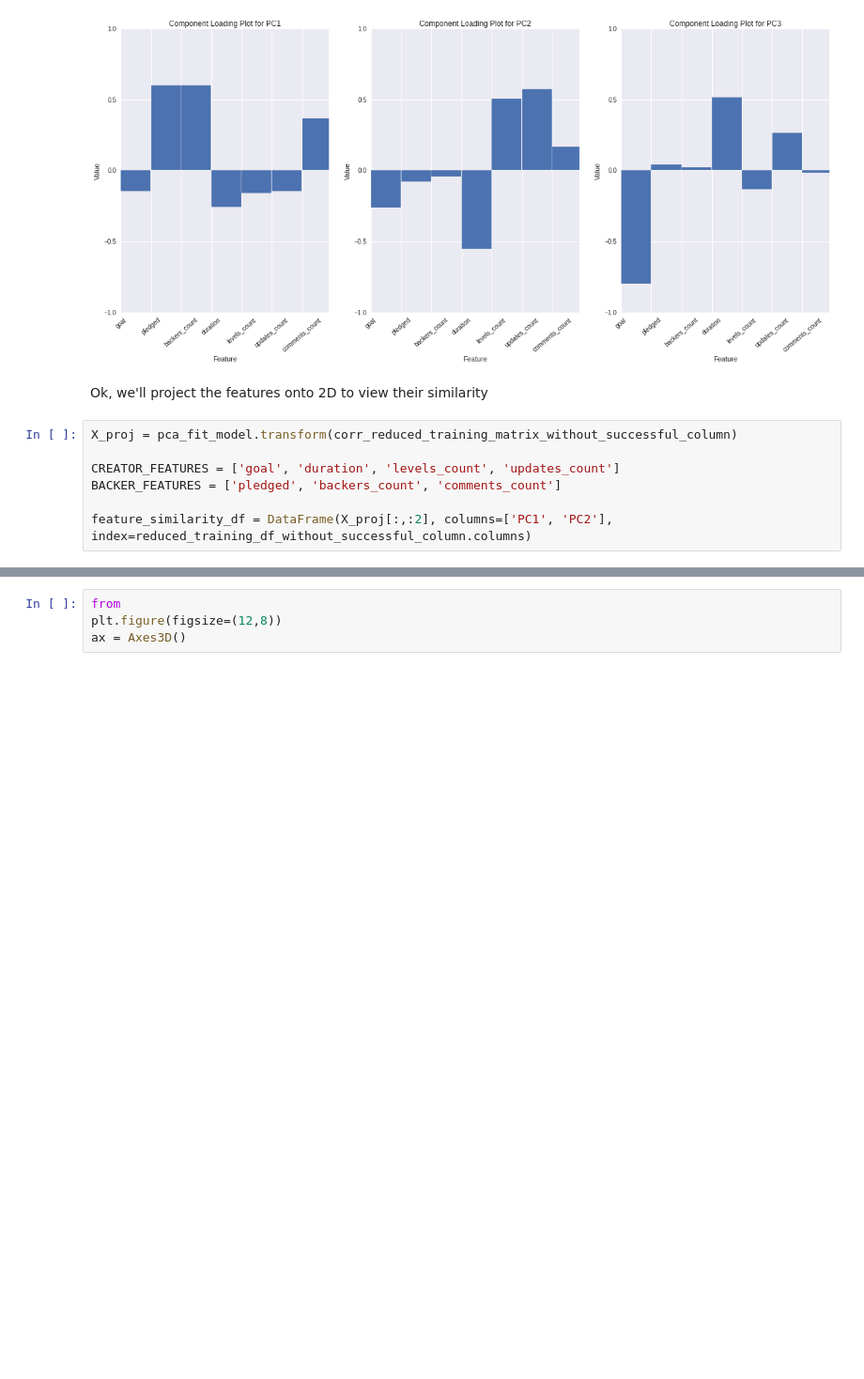
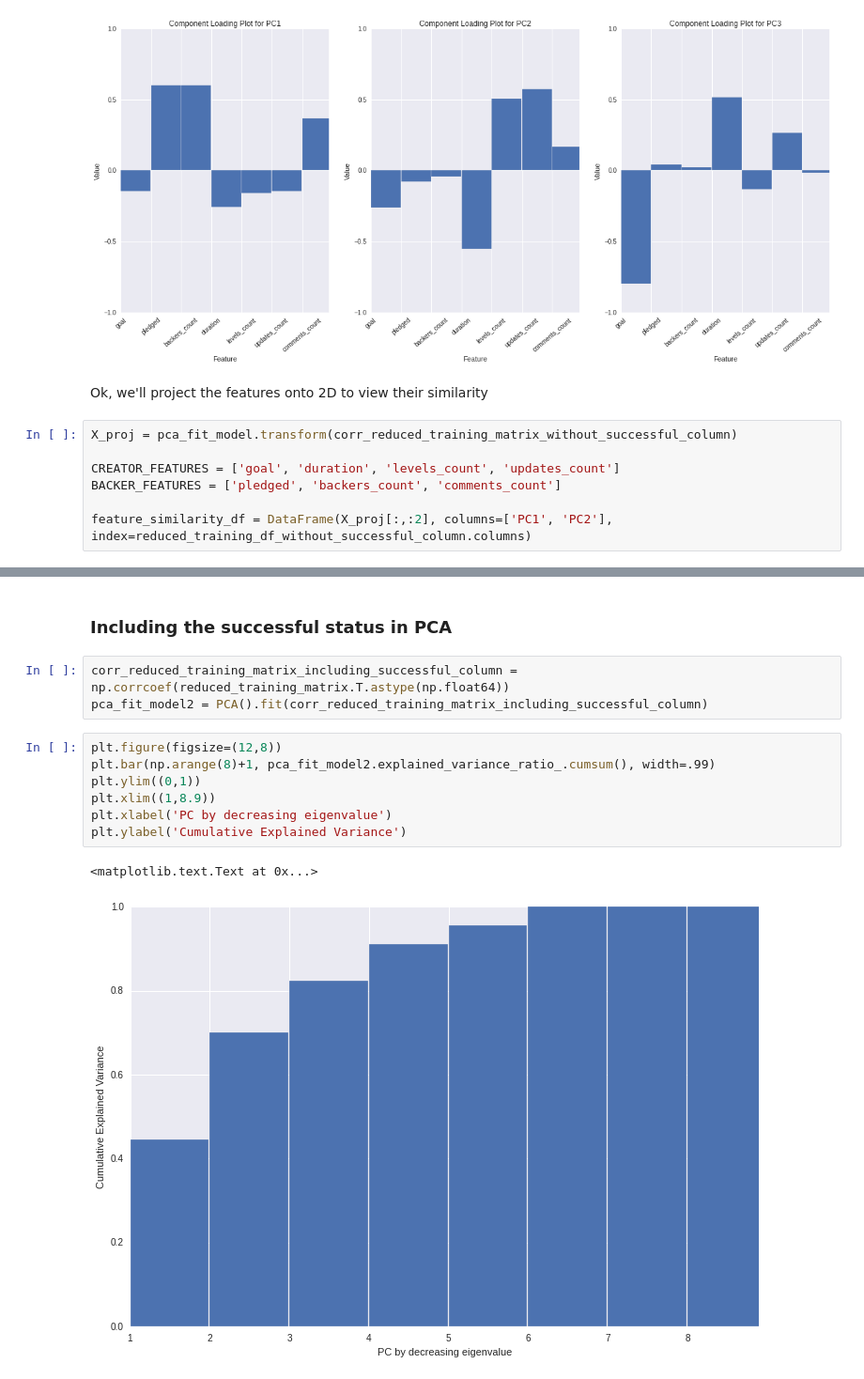
Before and after one commit to kevin11h/DataScienceModelingKickstarter, a Jupyter notebook: KickBack Machine Data EDA.ipynb, the cells around one changed output, grey strips where cells are left out. Shown at 94% size. Cells and saved outputs as stored; diff of their text form; blank space fills up the shorter version.

```diff
--- a/KickBack Machine Data EDA.ipynb
+++ b/KickBack Machine Data EDA.ipynb
@@ -596,4 +619,15 @@ https://plot.ly/~kevin11h/22
-# %%
-from
-plt.figure(figsize=(12,8))
-ax = Axes3D()
+# %% [markdown]
+### Including the successful status in PCA
+# %%
+corr_reduced_training_matrix_including_successful_column = np.corrcoef(reduced_training_matrix.T.astype(np.float64))
+pca_fit_model2 = PCA().fit(corr_reduced_training_matrix_including_successful_column)
+# %%
+plt.figure(figsize=(12,8))
+plt.bar(np.arange(8)+1, pca_fit_model2.explained_variance_ratio_.cumsum(), width=.99)
+plt.ylim((0,1))
+plt.xlim((1,8.9))
+plt.xlabel('PC by decreasing eigenvalue')
+plt.ylabel('Cumulative Explained Variance')
+# %% [output]
+<matplotlib.text.Text at 0x...>
+[figure, added]
```
Also changed, not shown: parts of 34 cells of this notebook.
